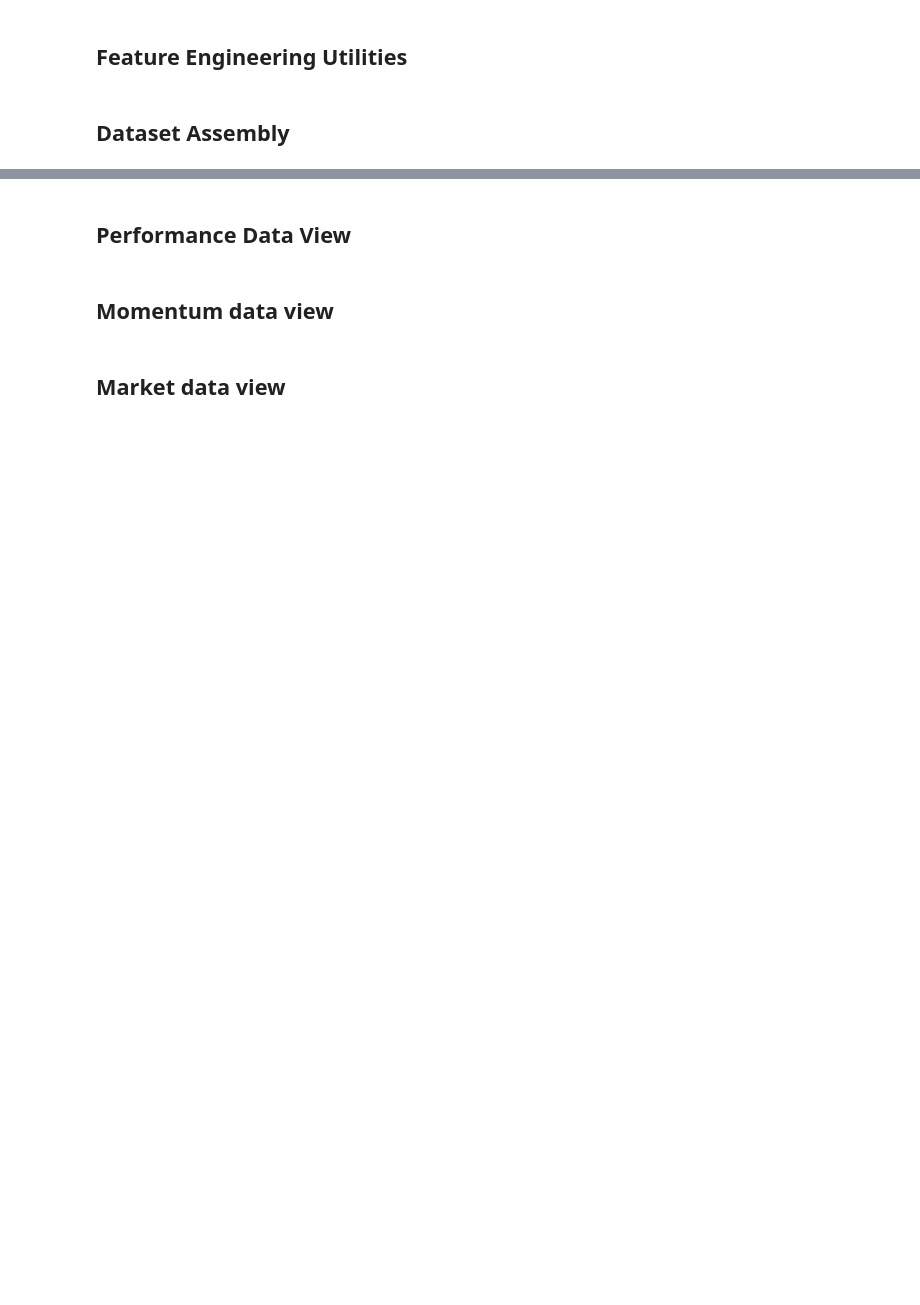
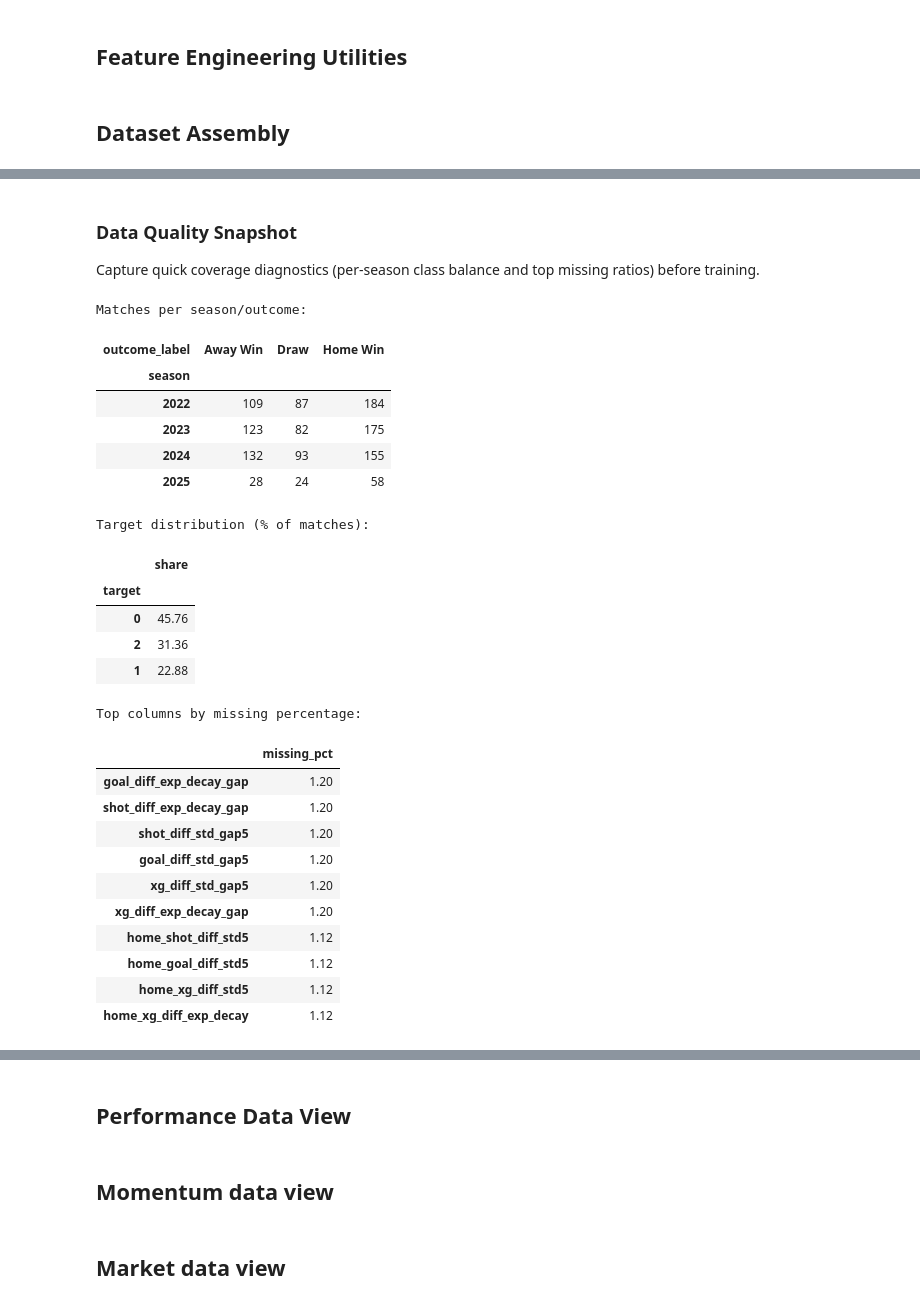
Before and after one commit to Beautiful-Game-Oracle/The-Beautiful-Game-Oracle, a Jupyter notebook: Football Predictor Models.ipynb, the cells around one changed output, grey strips where cells are left out. Cells and saved outputs as stored; diff of their text form; code cells hidden in the pictures; blank space fills up the shorter version.

```diff
--- a/Football Predictor Models.ipynb
+++ b/Football Predictor Models.ipynb
@@ -442,10 +254,17 @@ raw_matches_df = pd.read_csv(
 )
 raw_matches_df["is_result"] = raw_matches_df["is_result"].astype(str).str.lower() == "true"
 
-# Filter to completed fixtures for the configured league
+# Filter to completed fixtures for the configured league and selected seasons
 league_filtered_df = raw_matches_df.loc[raw_matches_df["league"] == LEAGUE].copy()
+league_filtered_df["season"] = league_filtered_df["season"].astype(str)
+
+if SEASONS:
+    season_filtered_df = league_filtered_df.loc[league_filtered_df["season"].isin(SEASONS)].copy()
+else:
+    season_filtered_df = league_filtered_df.copy()
+
 match_features_df = (
-    league_filtered_df.loc[league_filtered_df["is_result"]]
+    season_filtered_df.loc[season_filtered_df["is_result"]]
     .assign(
         season=lambda df: df["season"].astype(str),
         match_date=lambda df: pd.to_datetime(df["match_date"], errors="coerce"),
@@ -469,9 +288,7 @@ match_features_df = (
     .reset_index(drop=True)
 )
 
-weekday_dummies = pd.get_dummies(match_features_df["match_weekday"], prefix="match_weekday", dtype=float)
-match_features_df = pd.concat([match_features_df, weekday_dummies], axis=1)
-weekday_cols = [col for col in match_features_df.columns if col.startswith("match_weekday_") and "match_weekday_index" not in col]
+weekday_cols = []
 
 numeric_prefixes = (
     "home_",
@@ -557,8 +374,9 @@ else:
     match_features_df["elo_expectation_gap"] = 0.0
 
 match_features_df["market_vs_elo_edge"] = (
-    match_features_df.get("forecast_home_win", 0.0) - match_features_df.get("elo_home_expectation", 0.5)
-).astype(np.float32)
+    match_features_df.get("forecast_home_win", 0.0).astype(float)
+    - match_features_df.get("elo_home_expectation", 0.5).astype(float)
+).clip(-0.35, 0.35).astype(np.float32)
 
 # Elo summary aggregates (season-level strength markers)
 summary_numeric_cols = [
@@ -712,0 +510,60 @@ print({k: len(v) for k, v in split_indices.items()})
+# %% [markdown]
+### Data Quality Snapshot
+Capture quick coverage diagnostics (per-season class balance and top missing ratios) before training.
+# %%
+# Coverage diagnostics documented for this run
+outcome_labels = dict(enumerate(CLASS_LABELS))
+season_outcome = (
+    match_features_df.assign(outcome_label=match_features_df["target"].map(outcome_labels))
+    .groupby(["season", "outcome_label"])
+    .size()
+    .unstack(fill_value=0)
+    .astype(int)
+)
+season_outcome = season_outcome.reindex(sorted(season_outcome.index), axis=0)
+print("Matches per season/outcome:")
+display(season_outcome)
+
+target_share = (
+    match_features_df["target"]
+    .value_counts(normalize=True)
+    .rename_axis("target")
+    .rename("share")
+    .mul(100)
+    .round(2)
+)
+print("Target distribution (% of matches):")
+display(target_share.to_frame())
+
+missing_pct = (
+    match_features_df.isna().mean().mul(100).sort_values(ascending=False).head(10)
+    .rename("missing_pct")
+)
+print("Top columns by missing percentage:")
+display(missing_pct.to_frame())
+# %% [output]
+Matches per season/outcome:
+| outcome_label | Away Win | Draw | Home Win |
+| season |  |  |  |
+| 2022 | 109 | 87 | 184 |
+| 2023 | 123 | 82 | 175 |
+| 2024 | 132 | 93 | 155 |
+| 2025 | 28 | 24 | 58 |
+Target distribution (% of matches):
+|  | share |
+| target |  |
+| 0 | 45.76 |
+| 2 | 31.36 |
+| 1 | 22.88 |
+Top columns by missing percentage:
+|  | missing_pct |
+| goal_diff_exp_decay_gap | 1.20 |
+| shot_diff_exp_decay_gap | 1.20 |
+| shot_diff_std_gap5 | 1.20 |
+| goal_diff_std_gap5 | 1.20 |
+| xg_diff_std_gap5 | 1.20 |
+| xg_diff_exp_decay_gap | 1.20 |
+| home_shot_diff_std5 | 1.12 |
+| home_goal_diff_std5 | 1.12 |
+| home_xg_diff_std5 | 1.12 |
+| home_xg_diff_exp_decay | 1.12 |
```
Also changed, not shown: parts of 33 cells of this notebook.
